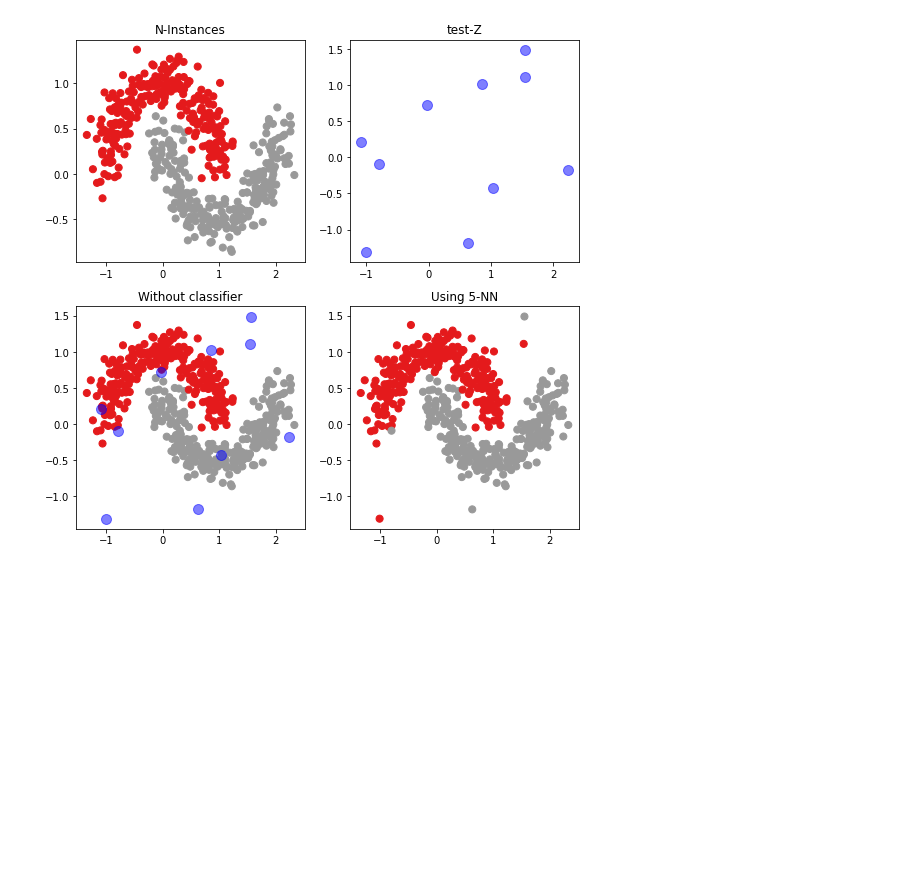
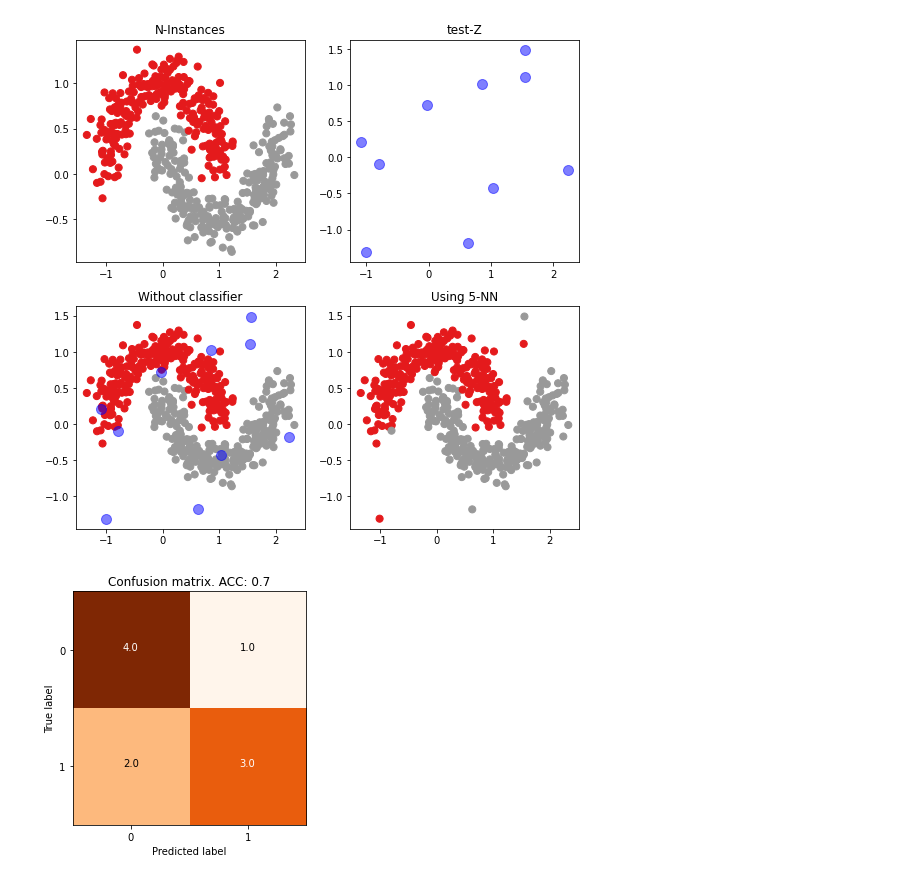
Before and after one commit to Edgar-La/Machine_Learning, a Jupyter notebook: k-NN/k-NN.ipynb, the cells around one changed output. Saved outputs shown, nothing was run; the diff lists cells and outputs as text; code cells hidden in the pictures; blank space fills up the shorter version.

```diff
--- a/k-NN/k-NN.ipynb
+++ b/k-NN/k-NN.ipynb
@@ -186,5 +196,11 @@ plotter_function(X_moon, Z_moon, labels_moon ,labels_moon_2, 'Set1', 'blue', k)
 [0 0 0 0 1 0 1 1 1 1]
 [1 0 0 0 0 0 1 1 0 1]
 [figure]
+# %%
+confusion_matrix_moon = skl.confusion_matrix(labels_moon_2, predicted_labels_moon)
+Accuracy = ACC(confusion_matrix_moon, labels_2)
+plot_confusion_matrix(confusion_matrix_moon, Accuracy)
+# %% [output]
+[figure, added]
 # %%
 X_t, labelst = crear_puntos(500, 6, 3, 2)
```
Also changed, not shown: parts of 4 cells of this notebook.
